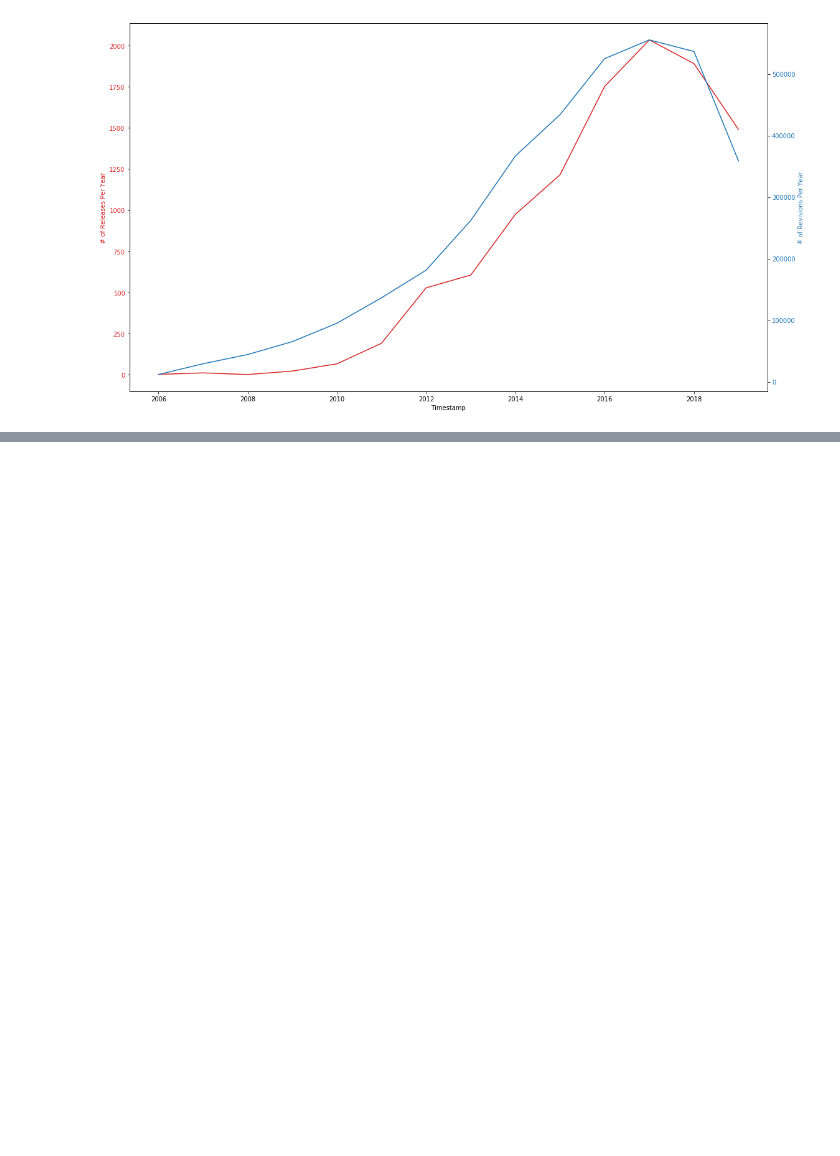
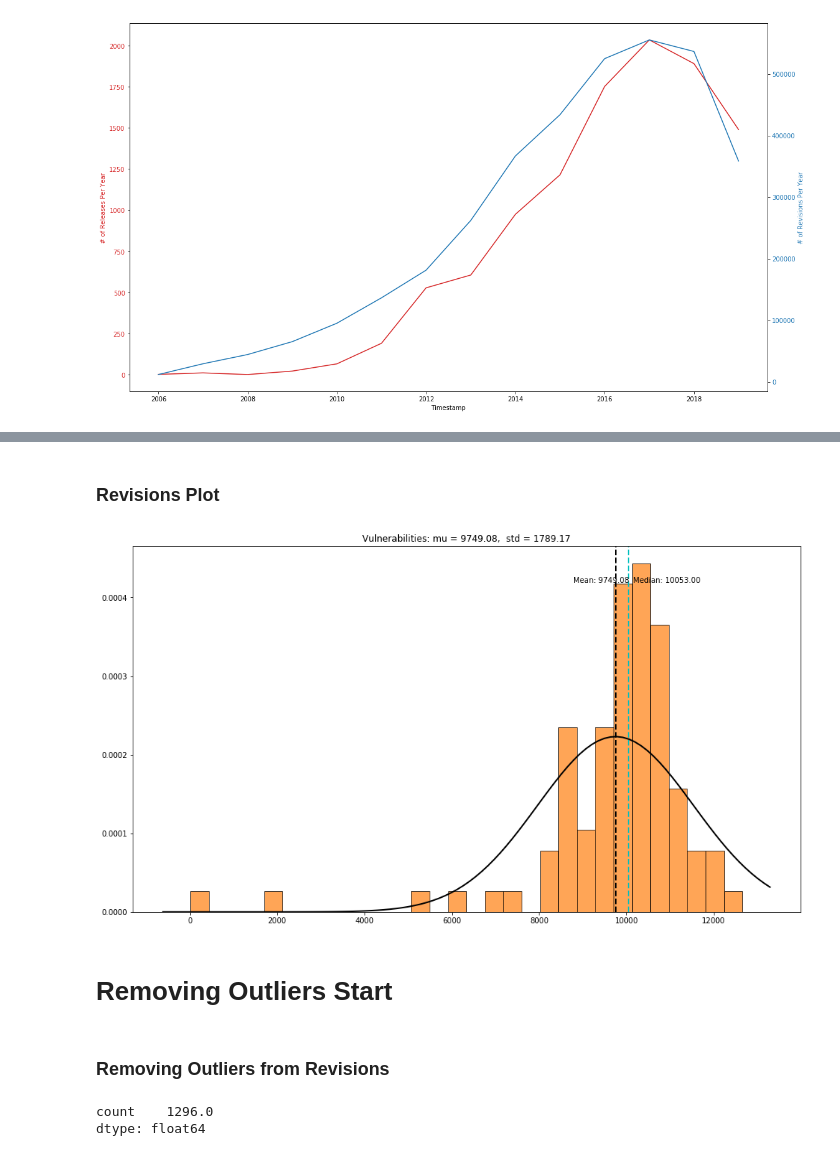
Before and after one commit to UNCG-CSE/Open_Source_Vul_Metrics, a Jupyter notebook: src/Models/GW Project 3.ipynb, the cells around one changed output, grey strips where cells are left out. Drawn from its saved outputs; the diff is of its cells as text; code cells hidden in the pictures; blank space fills up the shorter version.

```diff
--- a/src/Models/GW Project 3.ipynb
+++ b/src/Models/GW Project 3.ipynb
@@ -246,0 +285,43 @@ plt.show()
+# %%
+rev_df
+TrimmedRevisions = cleanByYearRelease(rev_df)
+TrimmedRevisions_by_week = pd.DataFrame()
+TrimmedRevisions_by_week['count'] = TrimmedRevisions['date'].value_counts().resample('w').apply('count')
+# %% [markdown]
+### Revisions Plot
+# %%
+mu,std = norm.fit(TrimmedRevisions_by_week['count'])
+
+plt.hist(TrimmedRevisions_by_week['count'].values, bins=30, density=True, linestyle='solid', color = "C1",alpha=0.7, ec="black")
+xlim = plt.xlim()
+x = np.linspace(xlim[0], xlim[1], 100)
+p = norm.pdf(x, mu, std)
+plt.plot(x, p, 'k', linewidth=2)
+title = "Vulnerabilities: mu = %.2f,  std = %.2f" % (mu, std)
+plt.title(title)
+
+#Calc Mean and Display
+plt.axvline(TrimmedRevisions_by_week['count'].mean(), color='k', linestyle='dashed', linewidth=2)
+min_ylim, max_ylim = plt.ylim()
+plt.text(TrimmedRevisions_by_week['count'].mean()*.9, max_ylim*0.9, 'Mean: {:.2f}'.format(TrimmedRevisions_by_week['count'].mean()))
+
+#Calc Median and Display
+plt.axvline(TrimmedRevisions_by_week['count'].median(), color='c', linestyle='dashed', linewidth=2)
+min_ylim, max_ylim = plt.ylim()
+plt.text(TrimmedRevisions_by_week['count'].median()*1.01, max_ylim*0.9, 'Median: {:.2f}'.format(TrimmedRevisions_by_week['count'].median()))
+
+plt.show()
+# %% [output]
+[figure, added]
+# %% [markdown]
+# Removing Outliers Start
+# %% [markdown]
+### Removing Outliers from Revisions
+# %%
+Q1 = TrimmedRevisions_by_week.quantile(0.25)
+Q3 = TrimmedRevisions_by_week.quantile(0.75)
+IQR = Q3 - Q1
+print(IQR)
+# %% [output]
+count    1296.0
+dtype: float64
```
Also changed, not shown: parts of 18 cells of this notebook.
